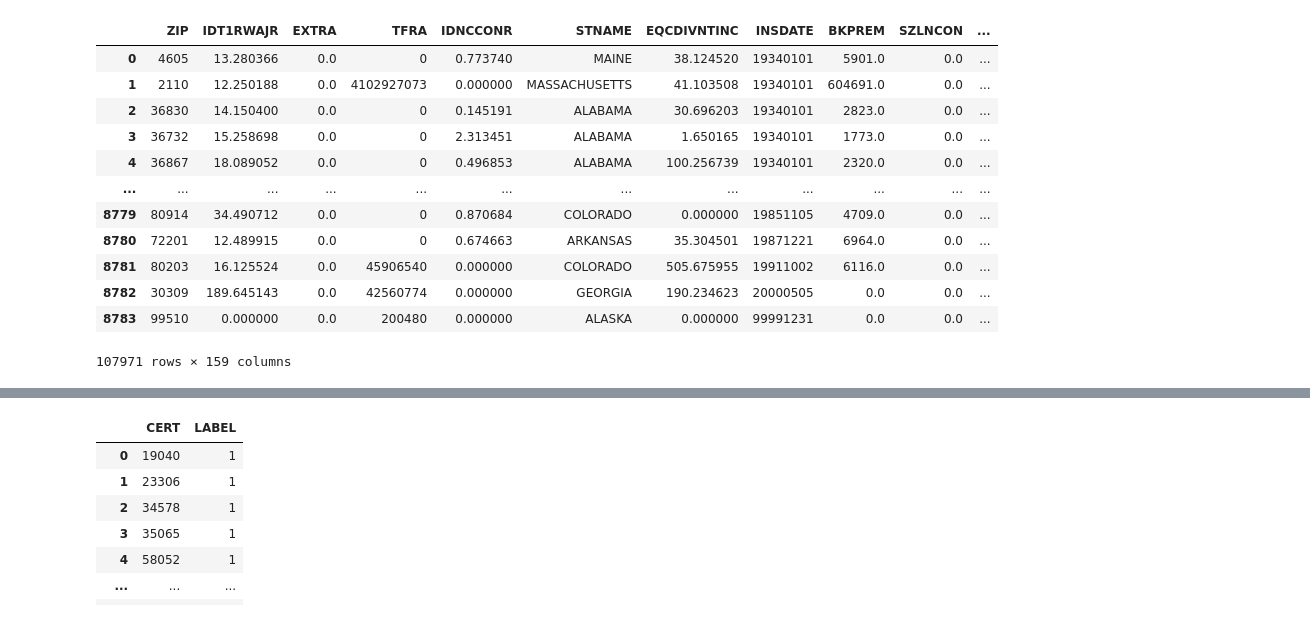
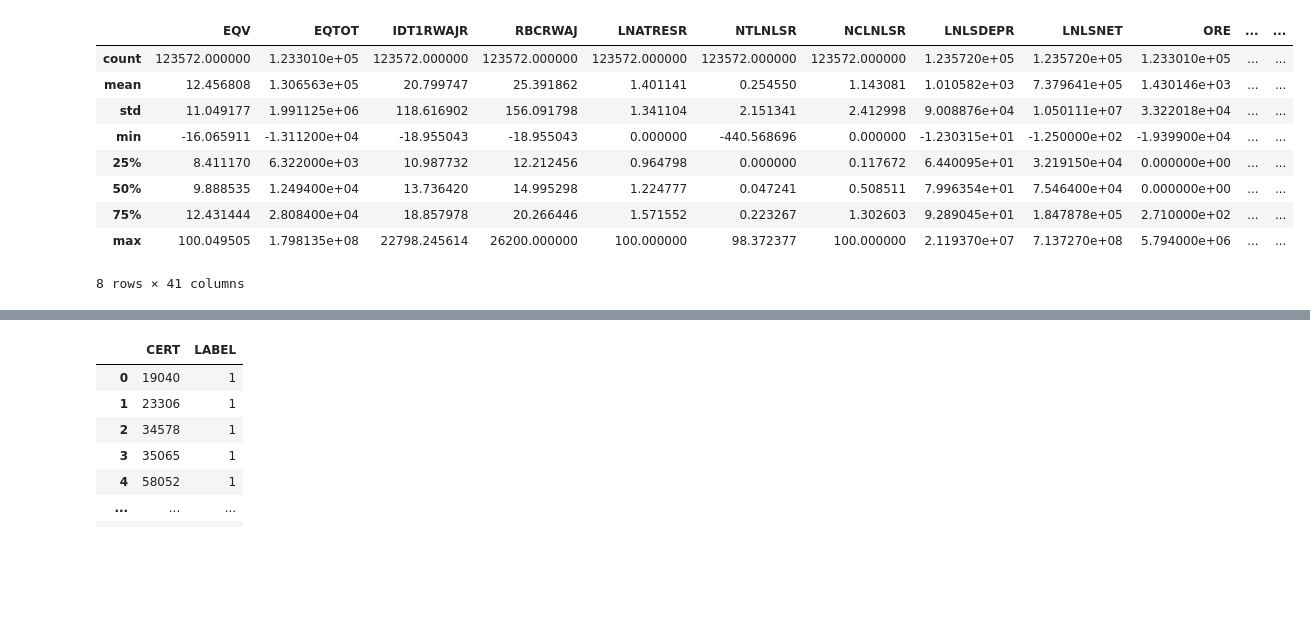
Before and after one commit to kkhalilli/financial_crisis_failure_prediction, a Jupyter notebook: bank_data_notebook.ipynb, the cells around one changed output, grey strips where cells are left out. Saved outputs shown, nothing was run; the diff lists cells and outputs as text; code cells hidden in the pictures; blank space fills up the shorter version.

```diff
--- a/bank_data_notebook.ipynb
+++ b/bank_data_notebook.ipynb
@@ -35,7 +37,7 @@ camel_core_features = [
 
     # Asset Quality
     'LNATRESR', 'NTLNLSR', 'NCLNLSR', 'LNLSDEPR', 'LNLSNET',
-    'ORE', 'P3ASSET', 'NCRER', 'NCRERESR', 'NTRECOSR',
+    'ORE', 'P3ASSET', 'NCRER', 'NCRERESR', 'NTRECOSR','EQCDIVNTINC',
 
     # Management
     'EINTEXP', 'INTINC', 'NUMEMP',
@@ -68,20 +70,17 @@ labeling_fields = [
 # Final full set to keep
 columns_to_keep = camel_core_features + metadata_fields + labeling_fields
 # %%
-cleaned_cleaned_cleaned_merged_df = merged_df[columns_to_keep]
+cleaned_merged_df = merged_df[columns_to_keep]
 # %%
-merged_df
+cleaned_merged_df.describe()
 # %% [output]
-|  | ZIP | IDT1RWAJR | EXTRA | TFRA | IDNCCONR | STNAME | EQCDIVNTINC | INSDATE | BKPREM | SZLNCON | ... |
-| 0 | 4605 | 13.280366 | 0.0 | 0 | 0.773740 | MAINE | 38.124520 | 19340101 | 5901.0 | 0.0 | ... |
-| 1 | 2110 | 12.250188 | 0.0 | 4102927073 | 0.000000 | MASSACHUSETTS | 41.103508 | 19340101 | 604691.0 | 0.0 | ... |
-| 2 | 36830 | 14.150400 | 0.0 | 0 | 0.145191 | ALABAMA | 30.696203 | 19340101 | 2823.0 | 0.0 | ... |
-| 3 | 36732 | 15.258698 | 0.0 | 0 | 2.313451 | ALABAMA | 1.650165 | 19340101 | 1773.0 | 0.0 | ... |
-| 4 | 36867 | 18.089052 | 0.0 | 0 | 0.496853 | ALABAMA | 100.256739 | 19340101 | 2320.0 | 0.0 | ... |
-| ... | ... | ... | ... | ... | ... | ... | ... | ... | ... | ... | ... |
-| 8779 | 80914 | 34.490712 | 0.0 | 0 | 0.870684 | COLORADO | 0.000000 | 19851105 | 4709.0 | 0.0 | ... |
-| 8780 | 72201 | 12.489915 | 0.0 | 0 | 0.674663 | ARKANSAS | 35.304501 | 19871221 | 6964.0 | 0.0 | ... |
-| 8781 | 80203 | 16.125524 | 0.0 | 45906540 | 0.000000 | COLORADO | 505.675955 | 19911002 | 6116.0 | 0.0 | ... |
-| 8782 | 30309 | 189.645143 | 0.0 | 42560774 | 0.000000 | GEORGIA | 190.234623 | 20000505 | 0.0 | 0.0 | ... |
-| 8783 | 99510 | 0.000000 | 0.0 | 200480 | 0.000000 | ALASKA | 0.000000 | 99991231 | 0.0 | 0.0 | ... |
+|  | EQV | EQTOT | IDT1RWAJR | RBCRWAJ | LNATRESR | NTLNLSR | NCLNLSR | LNLSDEPR | LNLSNET | ORE | ... | ... |
+| count | 123572.000000 | 1.233010e+05 | 123572.000000 | 123572.000000 | 123572.000000 | 123572.000000 | 123572.000000 | 1.235720e+05 | 1.235720e+05 | 1.233010e+05 | ... | ... |
+| mean | 12.456808 | 1.306563e+05 | 20.799747 | 25.391862 | 1.401141 | 0.254550 | 1.143081 | 1.010582e+03 | 7.379641e+05 | 1.430146e+03 | ... | ... |
+| std | 11.049177 | 1.991125e+06 | 118.616902 | 156.091798 | 1.341104 | 2.151341 | 2.412998 | 9.008876e+04 | 1.050111e+07 | 3.322018e+04 | ... | ... |
+| min | -16.065911 | -1.311200e+04 | -18.955043 | -18.955043 | 0.000000 | -440.568696 | 0.000000 | -1.230315e+01 | -1.250000e+02 | -1.939900e+04 | ... | ... |
+| 25% | 8.411170 | 6.322000e+03 | 10.987732 | 12.212456 | 0.964798 | 0.000000 | 0.117672 | 6.440095e+01 | 3.219150e+04 | 0.000000e+00 | ... | ... |
+| 50% | 9.888535 | 1.249400e+04 | 13.736420 | 14.995298 | 1.224777 | 0.047241 | 0.508511 | 7.996354e+01 | 7.546400e+04 | 0.000000e+00 | ... | ... |
+| 75% | 12.431444 | 2.808400e+04 | 18.857978 | 20.266446 | 1.571552 | 0.223267 | 1.302603 | 9.289045e+01 | 1.847878e+05 | 2.710000e+02 | ... | ... |
+| max | 100.049505 | 1.798135e+08 | 22798.245614 | 26200.000000 | 100.000000 | 98.372377 | 100.000000 | 2.119370e+07 | 7.137270e+08 | 5.794000e+06 | ... | ... |
-107971 rows × 159 columns
+8 rows × 41 columns
```
Also changed, not shown: parts of 17 cells of this notebook, 2 other files.
